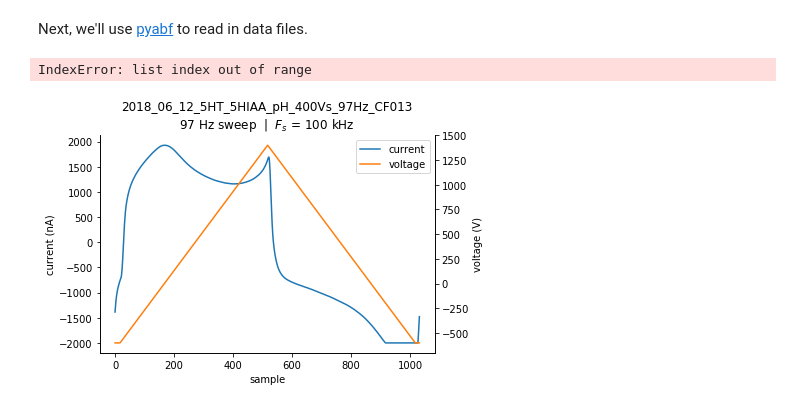
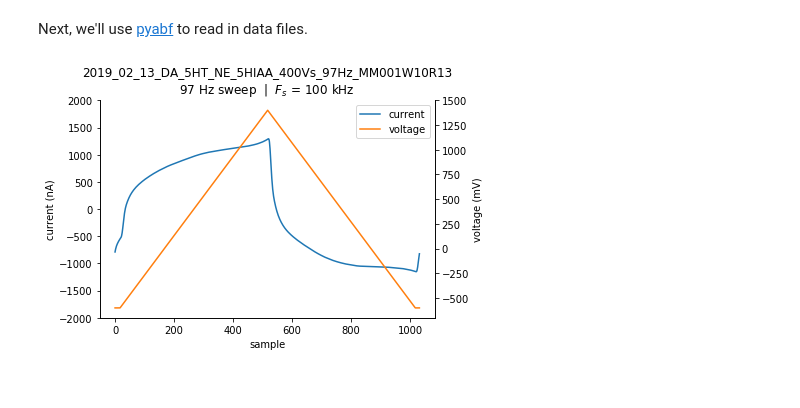
Before and after one commit to jas0nwhite/hive-util-python, a Jupyter notebook: src/in-vitro-processing.ipynb, the cells around one changed output. Cells and saved outputs as stored; diff of their text form; code cells hidden in the pictures.

```diff
--- a/src/in-vitro-processing.ipynb
+++ b/src/in-vitro-processing.ipynb
@@ -103,7 +103,7 @@ Next, we'll use [pyabf](https://github.com/swharden/pyABF) to read in data files
 # %%
 import pyabf
 
-abf = pyabf.ABF(abf=raw_file_list[1], preLoadData=True)
+abf = pyabf.ABF(raw_file_list[1])
 
 voltage_chan = abf.adcNames.index('Cmd')
 current_chan = abf.adcNames.index('FSCV_1')
@@ -114,35 +114,35 @@ sweep_freq = sample_freq / sweep_samples
 
 current = abf.data[current_chan].reshape(sweep_count, sweep_samples)
 voltage = abf.data[voltage_chan].reshape(sweep_count, sweep_samples)
-# %% [output]
-IndexError: list index out of range
 # %%
 import matplotlib.pyplot as plt
 
 prop_cycle = plt.rcParams['axes.prop_cycle']
 colors = prop_cycle.by_key()['color']
 
 fig, ax = plt.subplots()
 
 ln = ax.plot(current[500, :], color=colors[0], label='current')
 ax.spines['top'].set_color('none')
 ax.set_xlabel('sample')
 ax.set_ylabel('current (nA)')
+ax.set_ylim(-2000, 2000)
 
 ax2 = ax.twinx()
 ln2 = ax2.plot(voltage[500, :], color=colors[1], label='voltage')
 ax2.spines['top'].set_color('none')
-ax2.set_ylabel('voltage (V)')
+ax2.set_ylabel('voltage (mV)')
+ax2.set_ylim(-700, 1500)
 
 lns = ln + ln2
 labs = [l.get_label() for l in lns]
 ax.legend(lns, labs)
 
 ax.set_title(f'{source_dir.name}\n'
              +f'{round(sweep_freq)} Hz sweep  |  '
              +r'$F_{s}$ '
              +f'= {round(sample_freq / 1e3)} kHz')
 
 plt.show()
 # %% [output]
-[figure, old version]
+[figure, new version]
```
Also changed, not shown: parts of 1 cell of this notebook, 9 other files.
